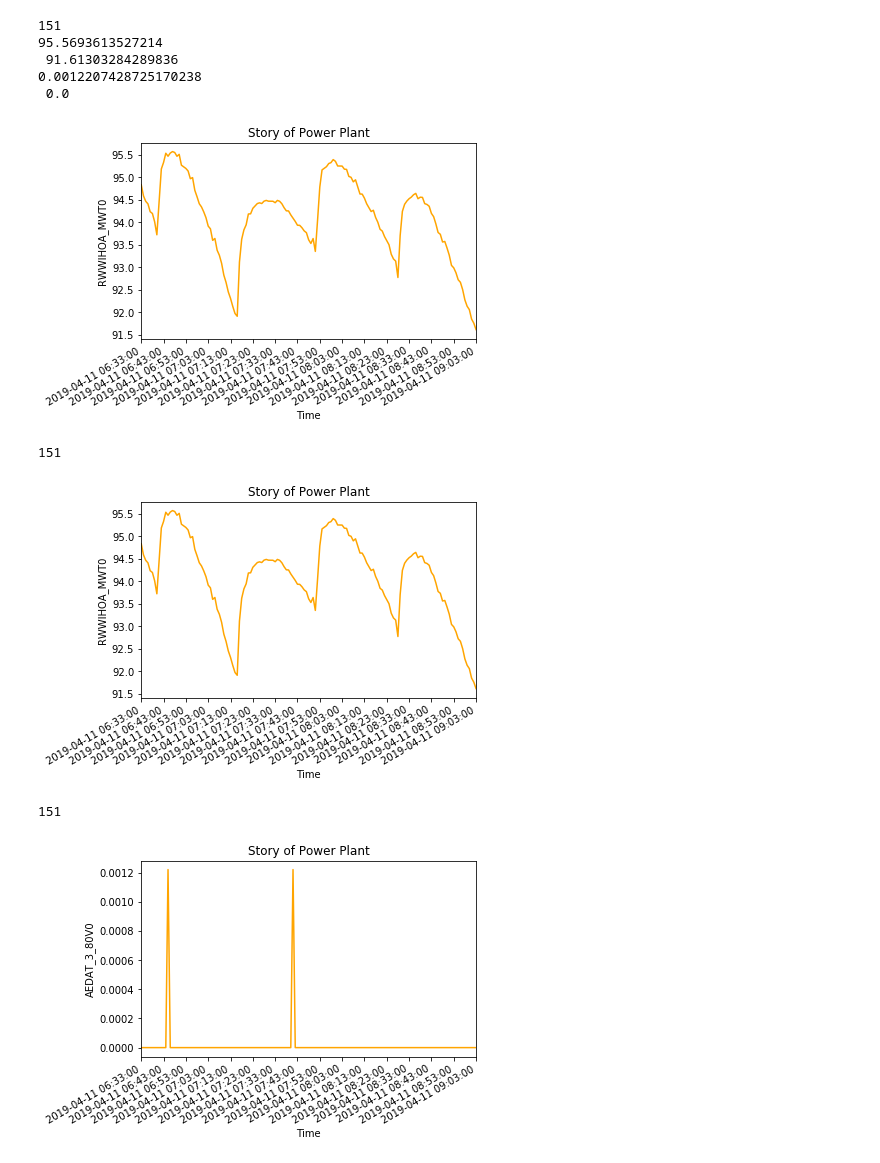
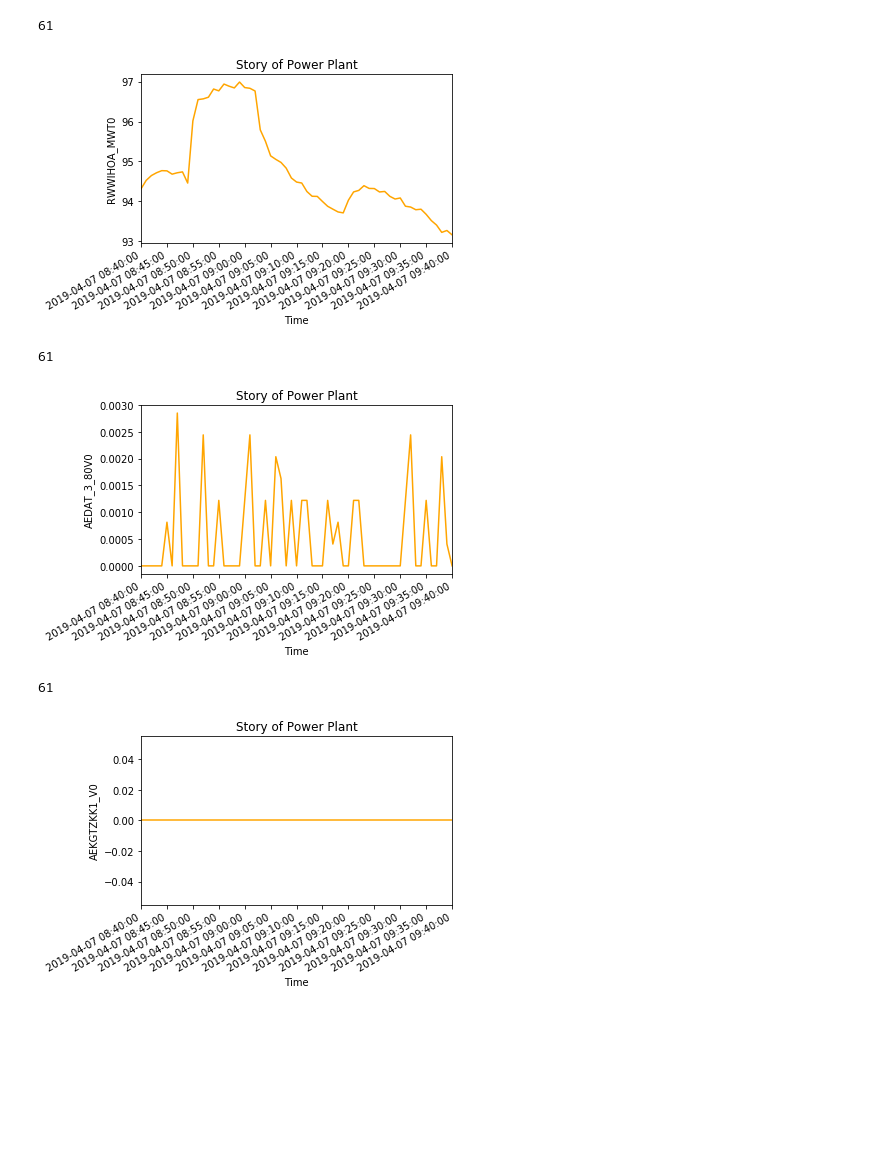
Before and after one commit to atifkarim/prediction_data_with_ML, a Jupyter notebook: dataset_15_april_1.ipynb, the cells around one changed output. Cells and saved outputs as stored; diff of their text form; code cells hidden in the pictures; blank space fills up the shorter version.

Commit message:
modified start index

```diff
--- a/dataset_15_april_1.ipynb
+++ b/dataset_15_april_1.ipynb
@@ -15,7 +15,7 @@ test.info()
 import time
 import datetime
 
-longTime=test.loc[0:150:1,['longTime']]
+longTime=test.loc[5000:5060:1,['longTime']]
 longTime=longTime.as_matrix()
 # print(type(longTime))
 a=[]
@@ -226,24 +244,24 @@ plt.xlim(datenums_array[0],datenums_array[-1])
 # plt.subplots_adjust(hspace=1.4, wspace=1.4)
 # plt.tight_layout() #to remove overlapping among of subplot
 plt.show()
-# %% [output]
-151
-95.5693613527214
- 91.61303284289836
-0.0012207428725170238
- 0.0
-[figure, removed]
 # %%
-start_index=650
-end_index=800
+import datetime
+import matplotlib.pyplot as plt
+import matplotlib.dates as md
+import numpy as np
+import datetime as dt
+import time
+%matplotlib inline
+start_index=5000
+end_index=start_index+60
 interval_index=1#place it after end_index. start_index:end_index:interval_index
-minute_interval=10
+minute_interval=5
 
 def time_graph(y_item):
     global start_index
     global end_index
     global interval_index
-    global minute_interval
+#     global minute_interval
 
     longTime=test.loc[start_index:end_index:interval_index,['longTime']]
     longTime=longTime.as_matrix()
@@ -263,7 +281,7 @@ def time_graph(y_item):
         new_str_b_time=int(new_str_b)
         timestamp_array=np.append(timestamp_array,new_str_b_time)
 # print(timestamp_array[::5])
-    duration=1000
+#     duration=1000
 # timestamp_arrays=[]
 # timestamp_arrays=np.linspace(timestamp_array[0],timestamp_array[0]+duration,len(timestamp_array))
 # print(timestamp_arrays)
@@ -278,38 +296,40 @@ def time_graph(y_item):
 
     value_1=test.loc[start_index:end_index:interval_index,[y_item]]
     value_1=value_1.as_matrix()
     value_y=value_1[::,0]
     value_y=value_y[::-1]
 
-
     plt.title('graph')
     plt.subplots_adjust(bottom=.2)
     plt.xticks( rotation=25)
     ax=plt.gca()
 
     minlocator = md.MinuteLocator(interval=minute_interval) # to plot every minute of an range
-# minlocator.MAXTICKS  = 40000
+#     minlocator.MAXTICKS  = 40000
     ax.xaxis.set_major_locator(minlocator)
 
     xfmt = md.DateFormatter('%Y-%m-%d %H:%M:%S')
     ax.xaxis.set_major_formatter(xfmt)
     plt.plot(datenums_array,value_y,color='orange') #you can give here datenums_array
     plt.title('Story of Power Plant')
     plt.ylabel(y_item)
     plt.xlabel('Time')
     plt.gcf().autofmt_xdate() # to beautify the X label
 # plt.xlim((min(datenums_array),max(datenums_array)))
     plt.xlim(datenums_array[0],datenums_array[-1])
-# plt.ylim(40,60)
+#     plt.ylim(40,60)
 # plt.subplots_adjust(hspace=1.4, wspace=1.4)
-# plt.tight_layout() #to remove overlapping among of subplot
+    plt.tight_layout() #to remove overlapping among of subplot
     plt.show()
 
 
 time_graph(y_item='RWWIHOA_MWT0')
 time_graph(y_item='AEDAT_3_80V0')
+time_graph(y_item='AEKGTZKK1_V0')
 # %% [output]
-151
+61
-[figure, old version]
+[figure, new version]
-151
+61
-[figure, old version]
+[figure, new version]
+61
+[figure, added]
```
Also changed, not shown: parts of 1 cell of this notebook.
